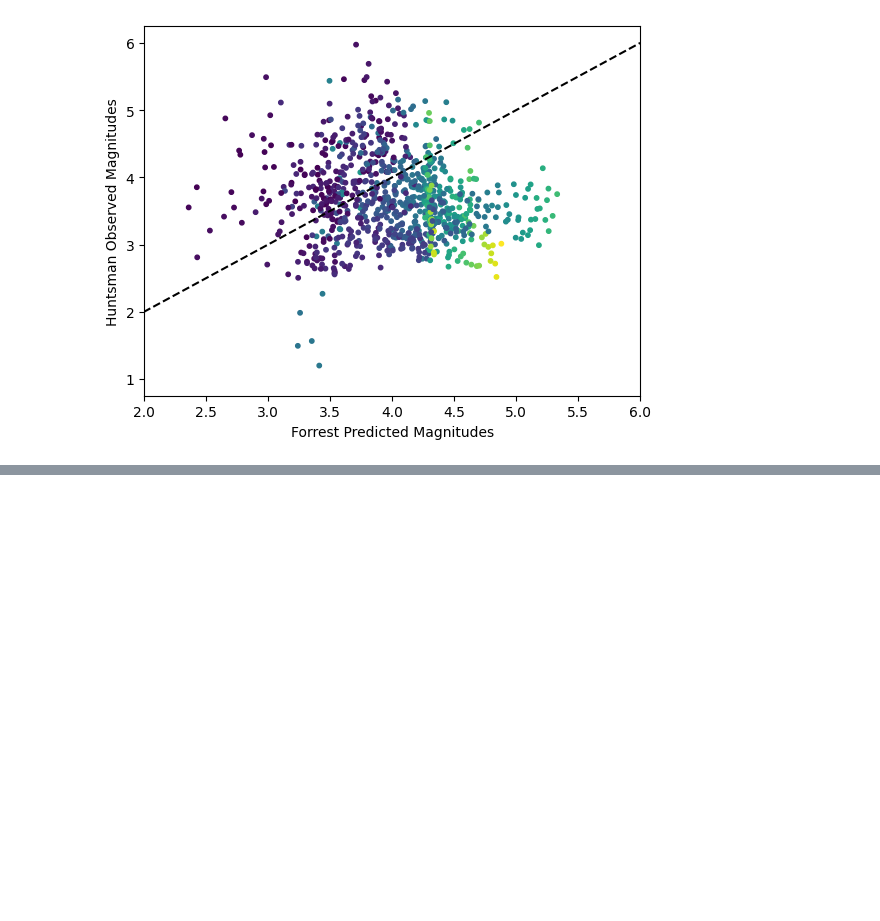
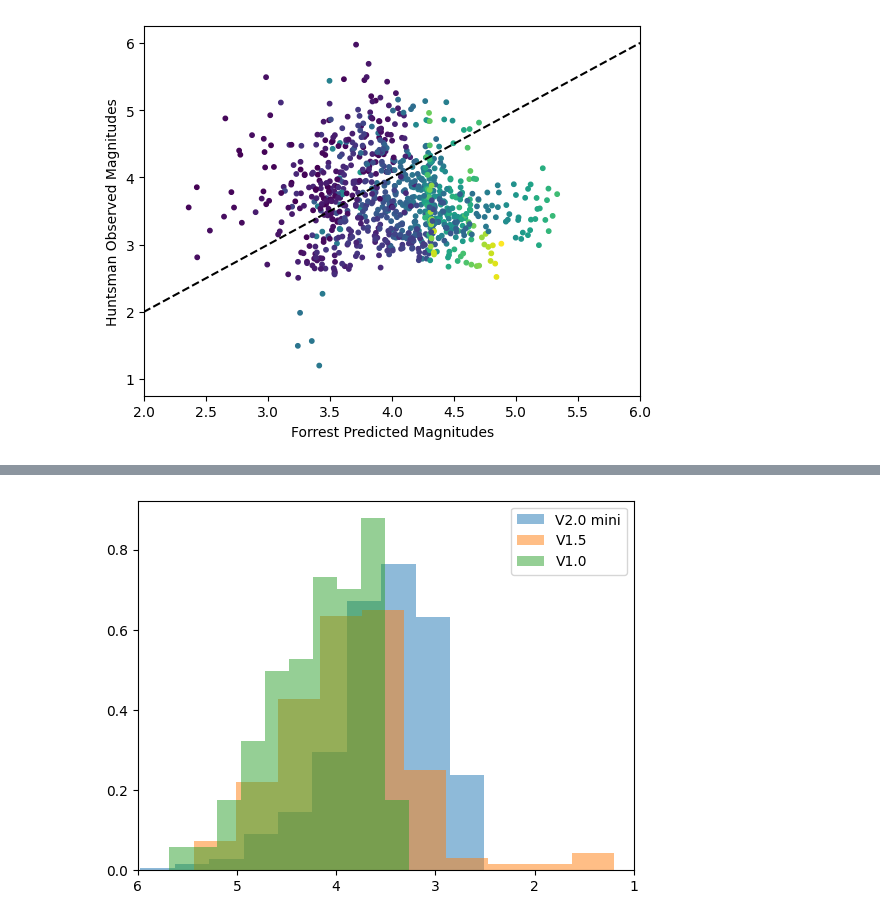
Before and after one commit to Physarah/satellite-optical-brightness, a Jupyter notebook: daytime/pass_prediction/predict_all.ipynb, the cells around one changed output, grey strips where cells are left out. Drawn from its saved outputs; the diff is of its cells as text; code cells hidden in the pictures; blank space fills up the shorter version.

```diff
--- a/daytime/pass_prediction/predict_all.ipynb
+++ b/daytime/pass_prediction/predict_all.ipynb
@@ -261,0 +505,9 @@ df.to_csv('/Users/physarah/Desktop/forrest_comparison_sat_data.csv')
+# %%
+plt.hist(satellite_data_v2['calibed_mags'], density = True, label = 'V2.0 mini', alpha = 0.5)
+plt.hist(satellite_data_v15['calibed_mags'], density = True, label = 'V1.5', alpha = 0.5)
+plt.hist(satellite_data_v1['calibed_mags'], density = True, label = 'V1.0', alpha = 0.5)
+plt.legend()
+plt.xlim(6,1)
+plt.savefig('/Users/physarah/Desktop/model_comparison11.png')
+# %% [output]
+[figure, added]
```
Also changed, not shown: parts of 15 cells of this notebook, 7 other files.
